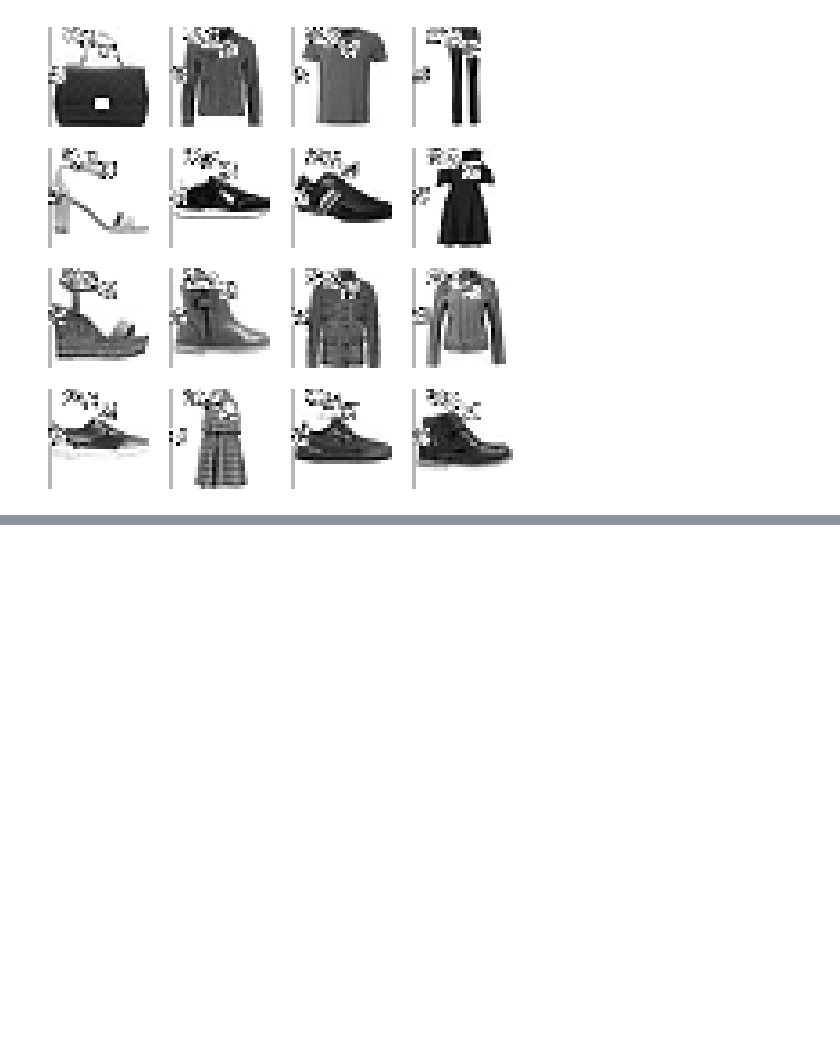
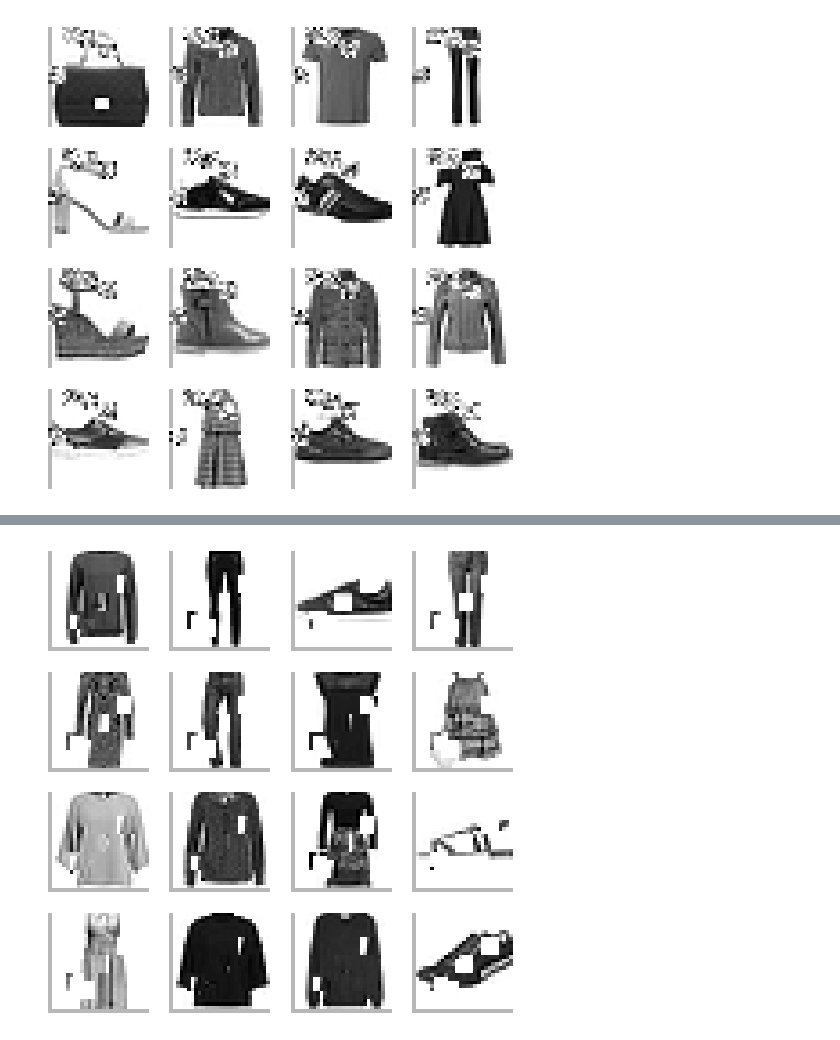
Before and after one commit to satani99/fastai_22_2, a Jupyter notebook: augmentation.ipynb, the cells around one changed output, grey strips where cells are left out. Saved outputs shown, nothing was run; the diff lists cells and outputs as text; code cells hidden in the pictures; blank space fills up the shorter version.

```diff
--- a/augmentation.ipynb
+++ b/augmentation.ipynb
@@ -506,0 +551,19 @@ xbt = xb[:16]
+# %%
+class RandCopy(nn.Module):
+  def __init__(self, pct=0.2, max_num=4):
+    super().__init__()
+    self.pct,self.max_num = pct, max_num
+  def forward(self, x): return rand_copy(x, self.pct, self.max_num)
+# %%
+tfms = nn.Sequential(transforms.RandomCrop(28, padding=1),
+                     transforms.RandomHorizontalFlip(),
+                     RandCopy())
+augcb = BatchTransformCB(partial(tfm_batch, tfm_x=tfms), on_val=False)
+# %%
+model = get_model()
+learn = TrainLearner(model, dls, F.cross_entropy, lr=lr, cbs=[DeviceCB(), SingleBatchCB(), augcb])
+learn.fit(1)
+xb,yb = learn.batch
+show_images(xb[:16], imsize=1.5)
+# %% [output]
+[figure, added]
```
Also changed, not shown: parts of 23 cells of this notebook.
